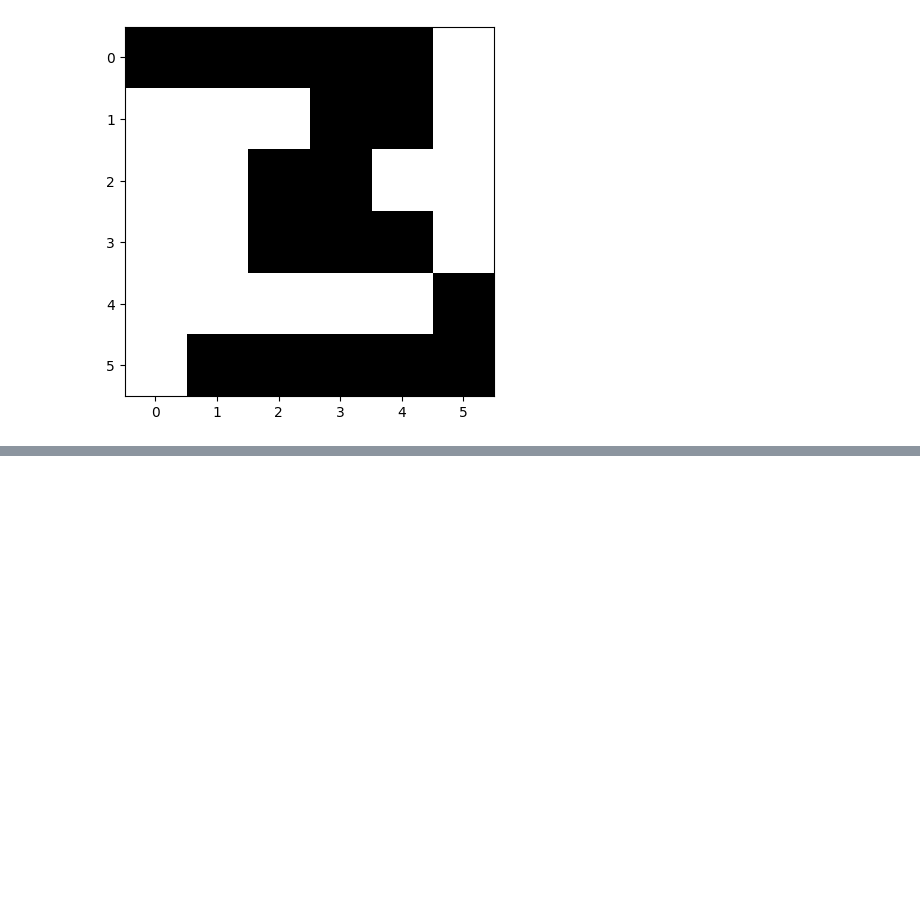
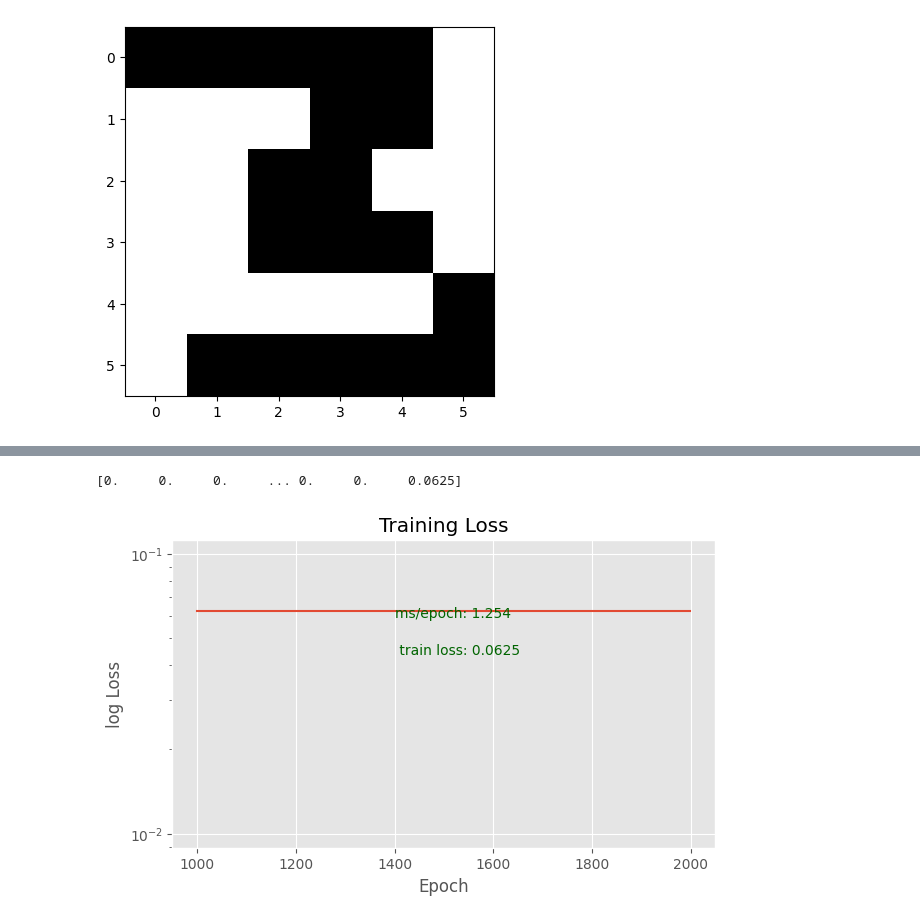
Before and after one commit to morganhawkins/NeuralNetwork, a Jupyter notebook: test_compresser.ipynb, the cells around one changed output, grey strips where cells are left out. Drawn from its saved outputs; the diff is of its cells as text; code cells hidden in the pictures; blank space fills up the shorter version.

```diff
--- a/test_compresser.ipynb
+++ b/test_compresser.ipynb
@@ -50,3 +63,8 @@ epoch: 10000
+# %%
+compresser_small.network.graph_loss_history()
+# %% [output]
+[0.     0.     0.     ... 0.     0.     0.0625]
+[figure, added]
 # %%
 recreated_image = compresser_small.create_image(50,50)
 
```
Also changed, not shown: parts of 5 cells of this notebook, 11 other files.
